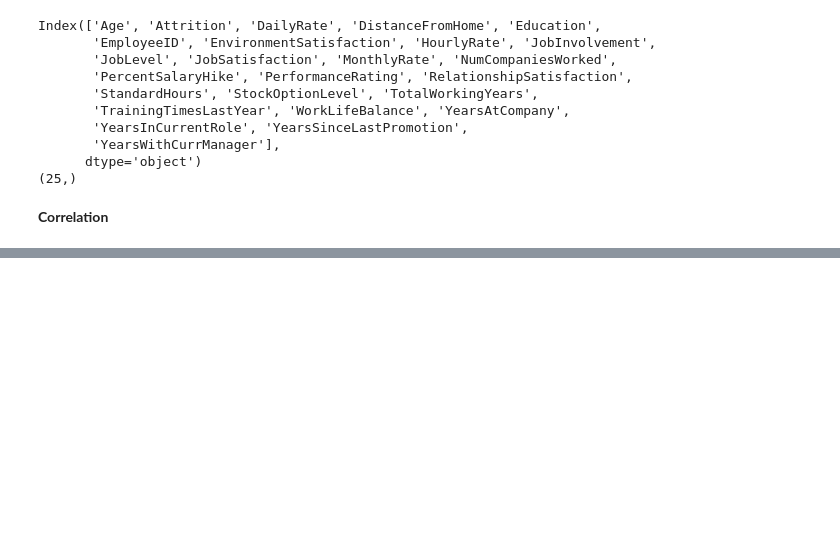
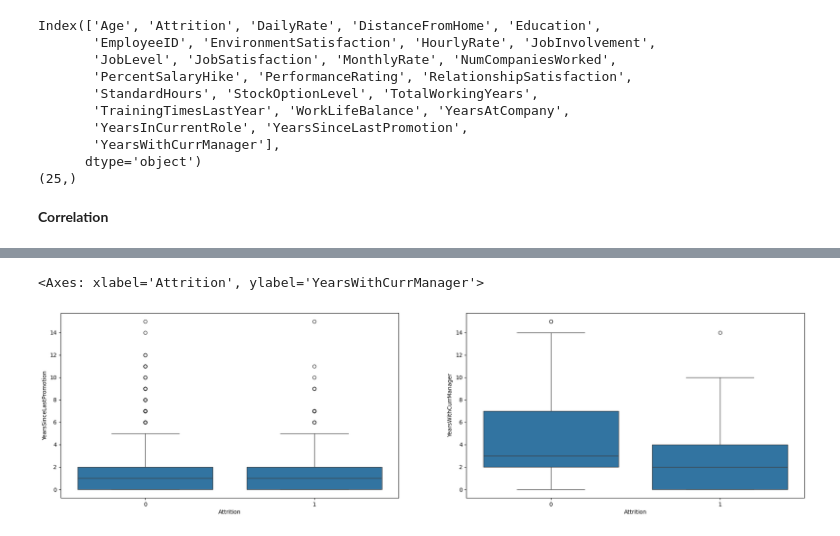
Before and after one commit to ziaulislammughal/NUEXUS-Technologies-AI-Internship-, a Jupyter notebook: EAP.ipynb, the cells around one changed output, grey strips where cells are left out. Saved outputs shown, nothing was run; the diff lists cells and outputs as text; code cells hidden in the pictures; blank space fills up the shorter version.

```diff
--- a/EAP.ipynb
+++ b/EAP.ipynb
@@ -272,0 +314,8 @@ Index(['Age', 'Attrition', 'DailyRate', 'DistanceFromHome', 'Education',
+# %%
+#Comparing the numeric fields agains Attrition using boxplots
+plt.figure(figsize=(24,6))
+plt.subplot(121)  ; sns.boxplot(x='Attrition',y='YearsSinceLastPromotion',data=df)
+plt.subplot(122)  ; sns.boxplot(x='Attrition',y='YearsWithCurrManager',data=df)
+# %% [output]
+<Axes: xlabel='Attrition', ylabel='YearsWithCurrManager'>
+[figure, added]
```
Also changed, not shown: parts of 8 cells of this notebook.
